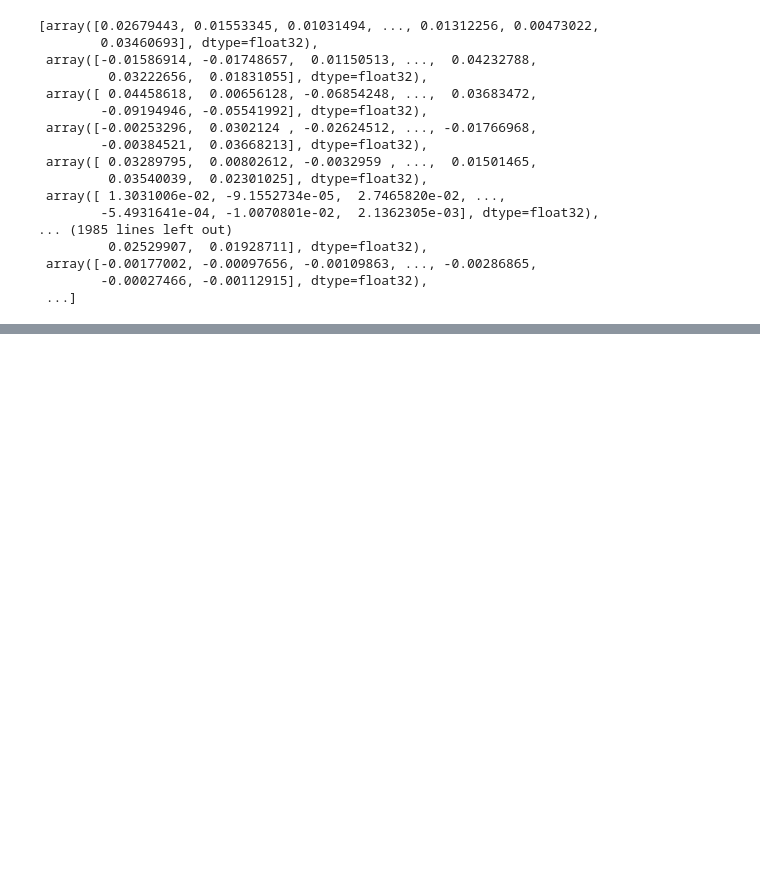
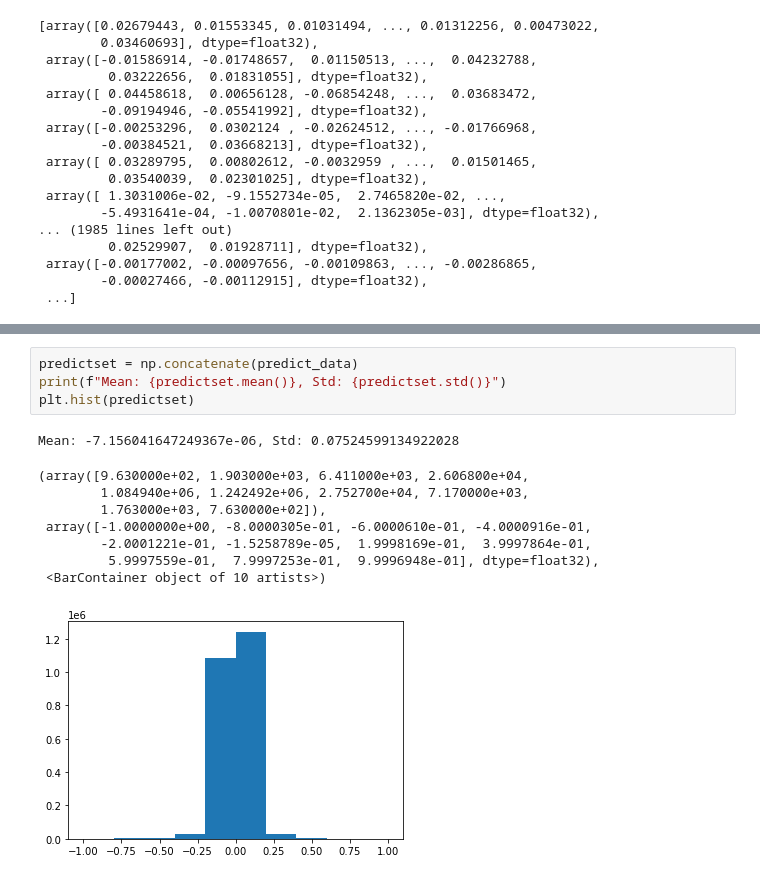
Before and after one commit to benjaminlq/Kaggle-Speech-Recognition-Challenge, a Jupyter notebook: src/eda.ipynb, the cells around one changed output, grey strips where cells are left out. Cells and saved outputs as stored; diff of their text form; blank space fills up the shorter version.

```diff
--- a/src/eda.ipynb
+++ b/src/eda.ipynb
@@ -477,0 +523,14 @@ with open("./train.pkl", "wb") as f:
+# %%
+predictset = np.concatenate(predict_data)
+print(f"Mean: {predictset.mean()}, Std: {predictset.std()}")
+plt.hist(predictset)
+# %% [output]
+Mean: -7.156041647249367e-06, Std: 0.07524599134922028
+(array([9.630000e+02, 1.903000e+03, 6.411000e+03, 2.606800e+04,
+        1.084940e+06, 1.242492e+06, 2.752700e+04, 7.170000e+03,
+        1.763000e+03, 7.630000e+02]),
+ array([-1.0000000e+00, -8.0000305e-01, -6.0000610e-01, -4.0000916e-01,
+        -2.0001221e-01, -1.5258789e-05,  1.9998169e-01,  3.9997864e-01,
+         5.9997559e-01,  7.9997253e-01,  9.9996948e-01], dtype=float32),
+ <BarContainer object of 10 artists>)
+[figure, added]
```
Also changed, not shown: parts of 6 cells of this notebook.
